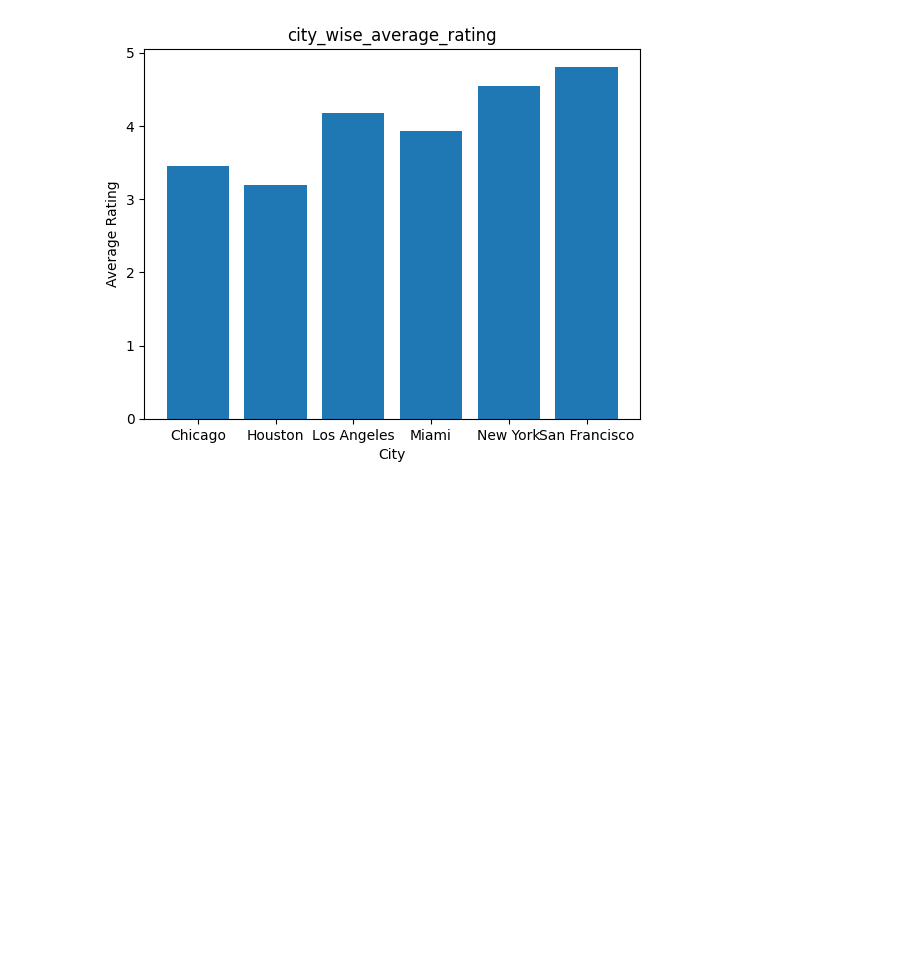
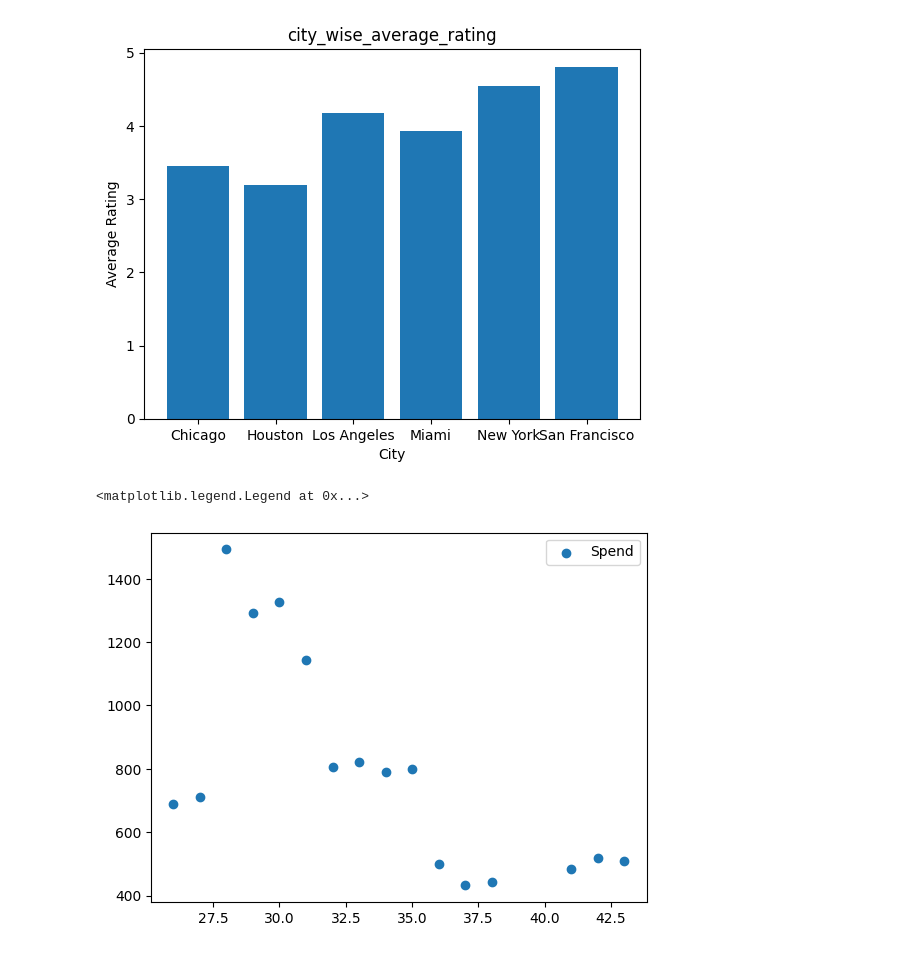
Before and after one commit to KAizoku106/numpywoksssss, a Jupyter notebook: pands_work/custormer_behaviours_case_Study/cutomer_behaviou.ipynb, the cells around one changed output. Drawn from its saved outputs; the diff is of its cells as text; code cells hidden in the pictures; blank space fills up the shorter version.

```diff
--- a/pands_work/custormer_behaviours_case_Study/cutomer_behaviou.ipynb
+++ b/pands_work/custormer_behaviours_case_Study/cutomer_behaviou.ipynb
@@ -229,3 +246,12 @@ plt.title("city_wise_average_rating")
 # %% [output]
 Text(0.5, 1.0, 'city_wise_average_rating')
 [figure]
+# %%
+#scatter chart(correlation of two numbers(group numbers))
+total_spend_by_each_age = df.groupby("age")["total_sped"].mean()
+total_spend_by_each_age
+plt.scatter(total_spend_by_each_age.index,total_spend_by_each_age.values,label="Spend")
+plt.legend()
+# %% [output]
+<matplotlib.legend.Legend at 0x...>
+[figure, added]
```
Also changed, not shown: parts of 5 cells of this notebook, 2 other files.
